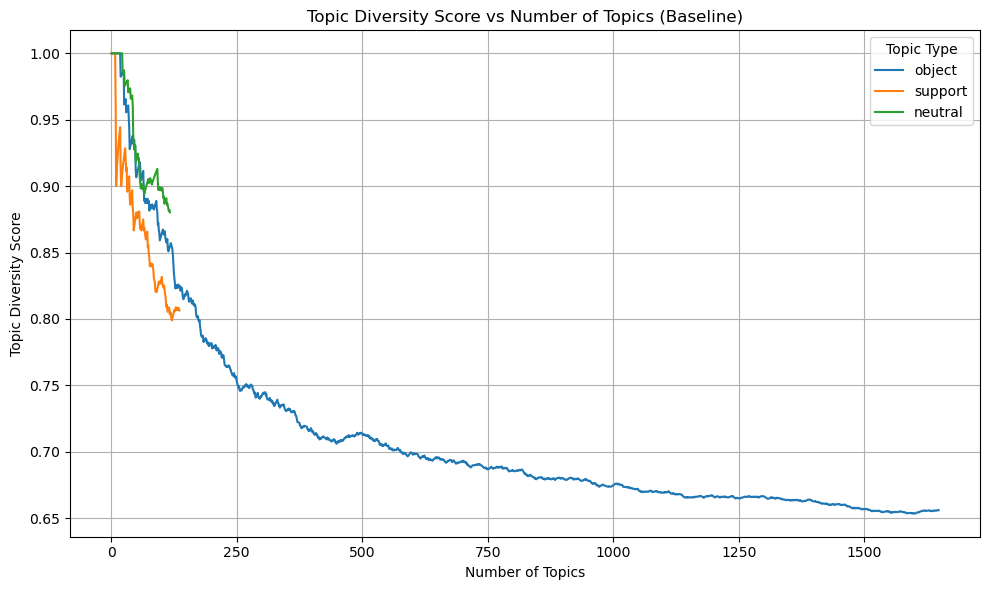
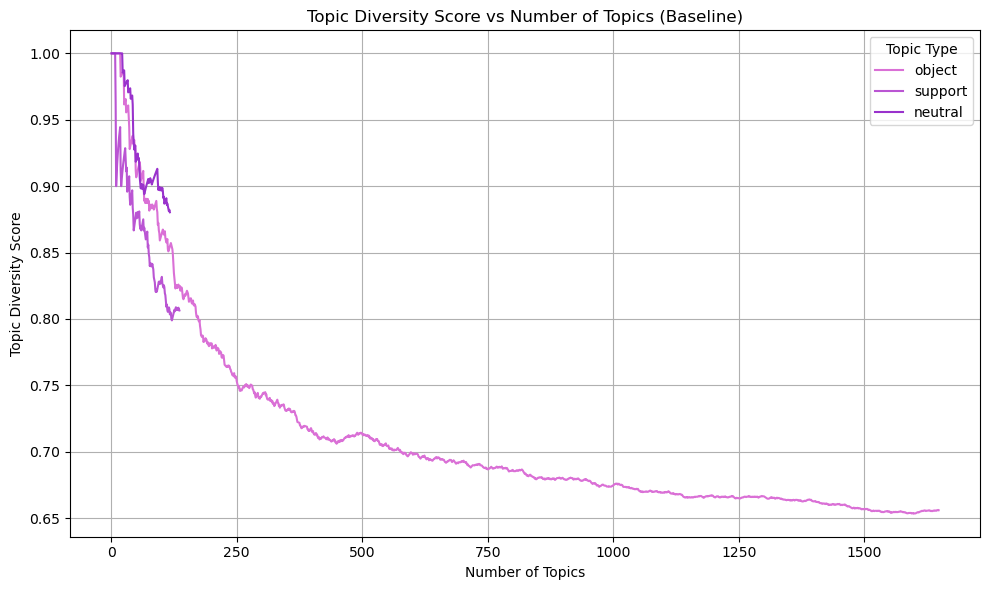
The notebook cell's code change between the first figure and the second:
--- before
+++ after
@@ -1,5 +1,5 @@
 # Plot the diversity scores
 plt.figure(figsize=(10, 6))
-sns.lineplot(data=df_all_baseline, x='num_topics', y='diversity_score', hue='topic_type')
+sns.lineplot(data=df_all_baseline, x='num_topics', y='diversity_score', hue='topic_type', palette=diversity_dict)
 plt.title('Topic Diversity Score vs Number of Topics (Baseline)')
 plt.xlabel('Number of Topics')

Commit: minor refactoring